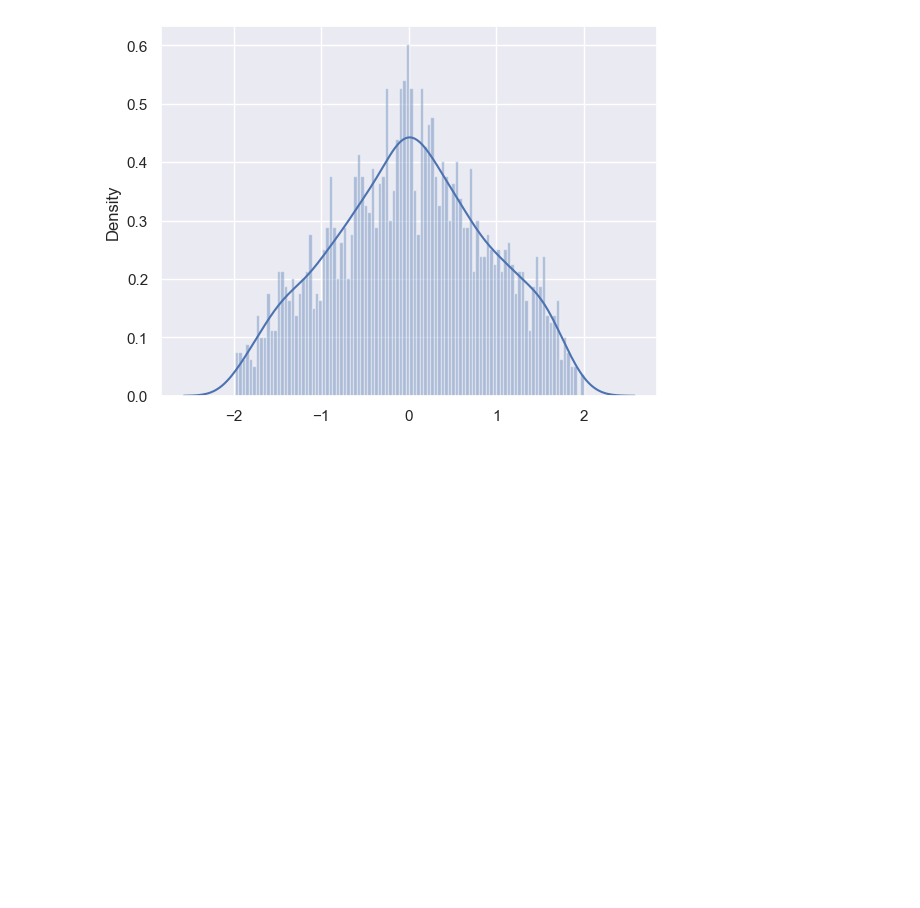
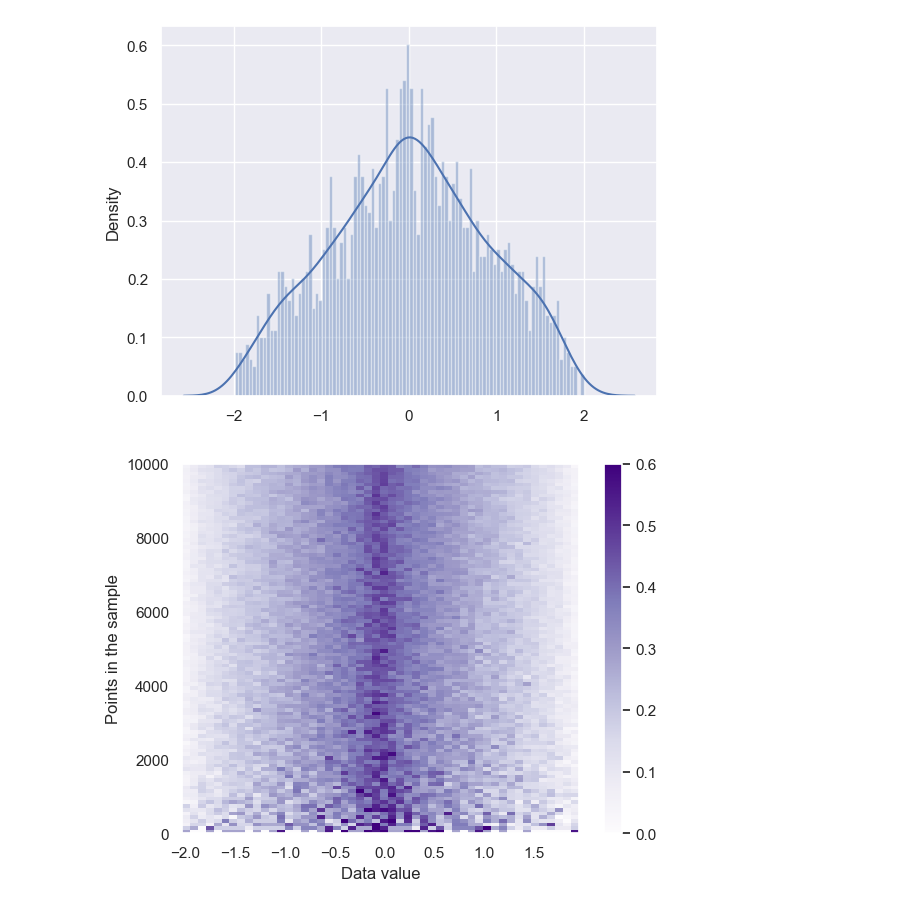
Before and after one commit to yaowenqiang/master_math_by_coding_in_python, a Jupyter notebook: building_distribution_from_random_numbers.ipynb, the cells around one changed output. Cells and saved outputs as stored; diff of their text form; code cells hidden in the pictures; blank space fills up the shorter version.

```diff
--- a/building_distribution_from_random_numbers.ipynb
+++ b/building_distribution_from_random_numbers.ipynb
@@ -127,3 +127,21 @@ https://gist.github.com/mwaskom/de44147ed2974457ad6372750bbe5751
 
   sns.distplot(combi,100)
 [figure]
+# %%
+ns = np.arange(50,10000,100)
+nbins = 50
+all_hists = np.zeros((len(ns),nbins))
+for i in range(len(ns)):
+    sig1 = np.sin(np.linspace(0,6*np.pi,ns[i]))
+    sig2 = np.random.rand(ns[i])*2-1
+    all_hists[i,:],x = np.histogram(sig1+sig2,nbins,density=True)
+
+# plt.pcolor(x[:-1], ns, all_hists,vmax=.6,cmap='viridis')
+plt.pcolor(x[:-1], ns, all_hists,vmax=.6,cmap='Purples')
+
+plt.xlabel('Data value')
+plt.ylabel('Points in the sample')
+plt.colorbar()
+plt.show()
+# %% [output]
+[figure, added]
```
